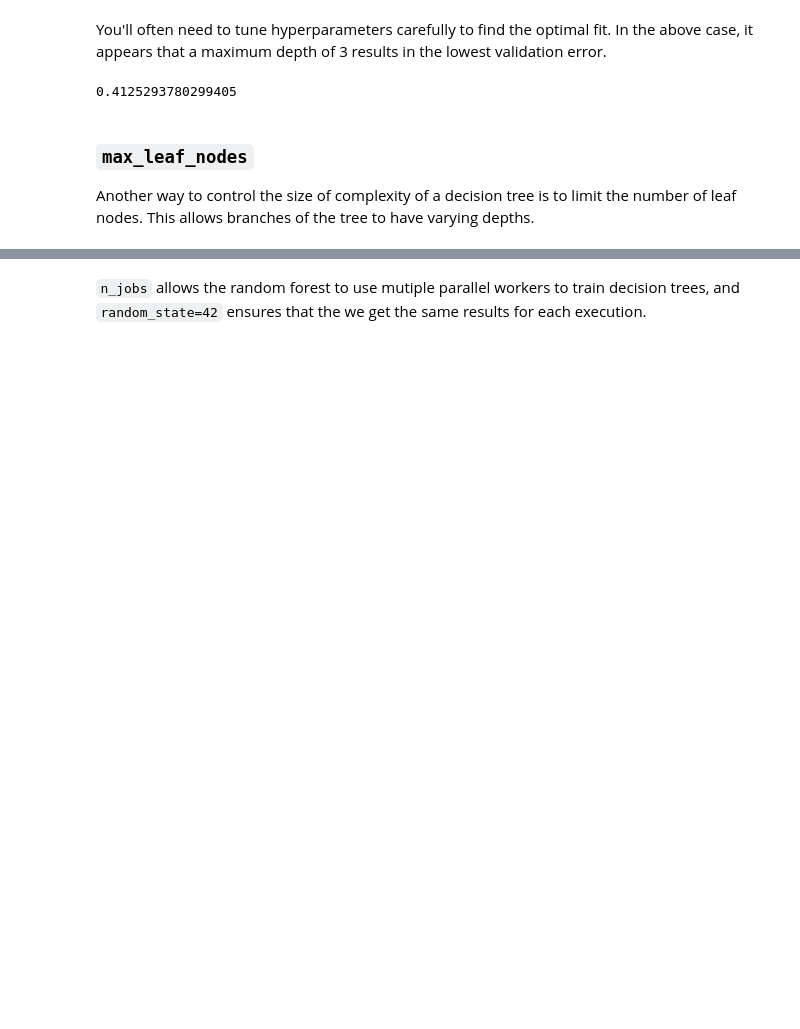
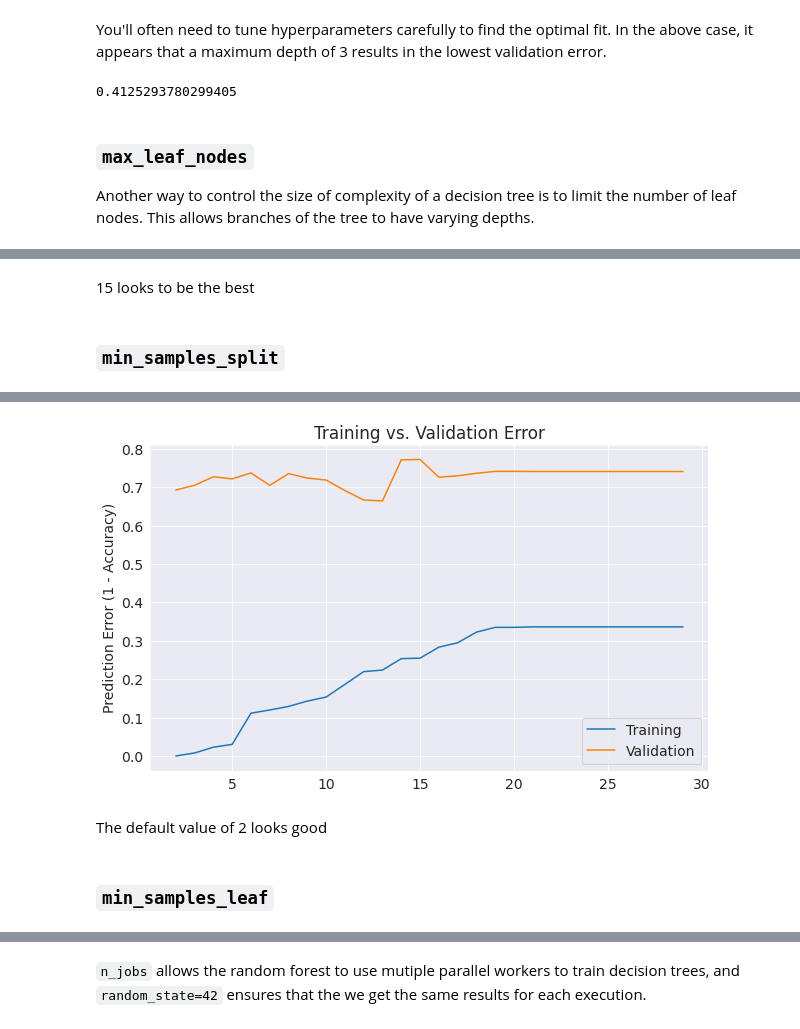
Before and after one commit to Surfix/all_notescripts, a Jupyter notebook: Radar-Backscatter/sklearn-decision-trees-random-forests.ipynb, the cells around one changed output, grey strips where cells are left out. Saved outputs shown, nothing was run; the diff lists cells and outputs as text; code cells hidden in the pictures; blank space fills up the shorter version.

```diff
--- a/Radar-Backscatter/sklearn-decision-trees-random-forests.ipynb
+++ b/Radar-Backscatter/sklearn-decision-trees-random-forests.ipynb
@@ -586,0 +555,9 @@ Committed successfully! https://jovian.ai/aakashns/sklearn-decision-trees-random
+# %% [markdown]
+15 looks to be the best
+# %% [markdown]
+### `min_samples_split`
+# %%
+%%time
+errors_mss = pd.DataFrame([parameter(min_samples_split = val) for val in range(2, 30)])
+plot_error(errors_mss)
+# %% [output]
@@ -586,0 +566,5 @@ Committed successfully! https://jovian.ai/aakashns/sklearn-decision-trees-random
+[figure, added]
+# %% [markdown]
+The default value of 2 looks good
+# %% [markdown]
+### `min_samples_leaf`
```
Also changed, not shown: parts of 137 cells of this notebook, 1 other file.
